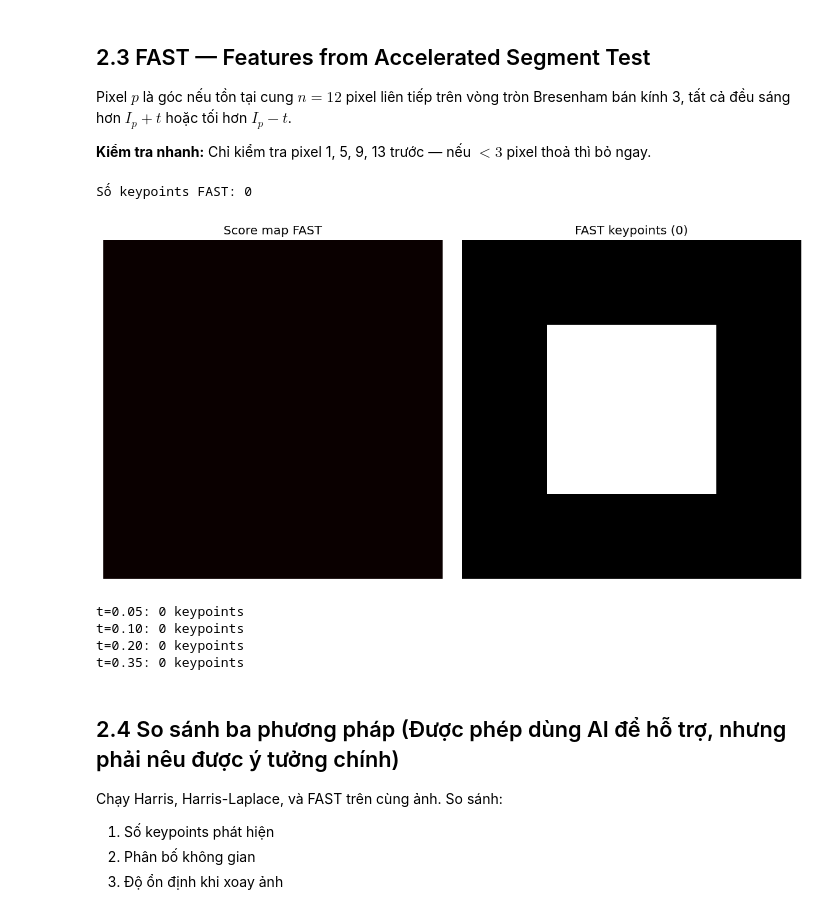
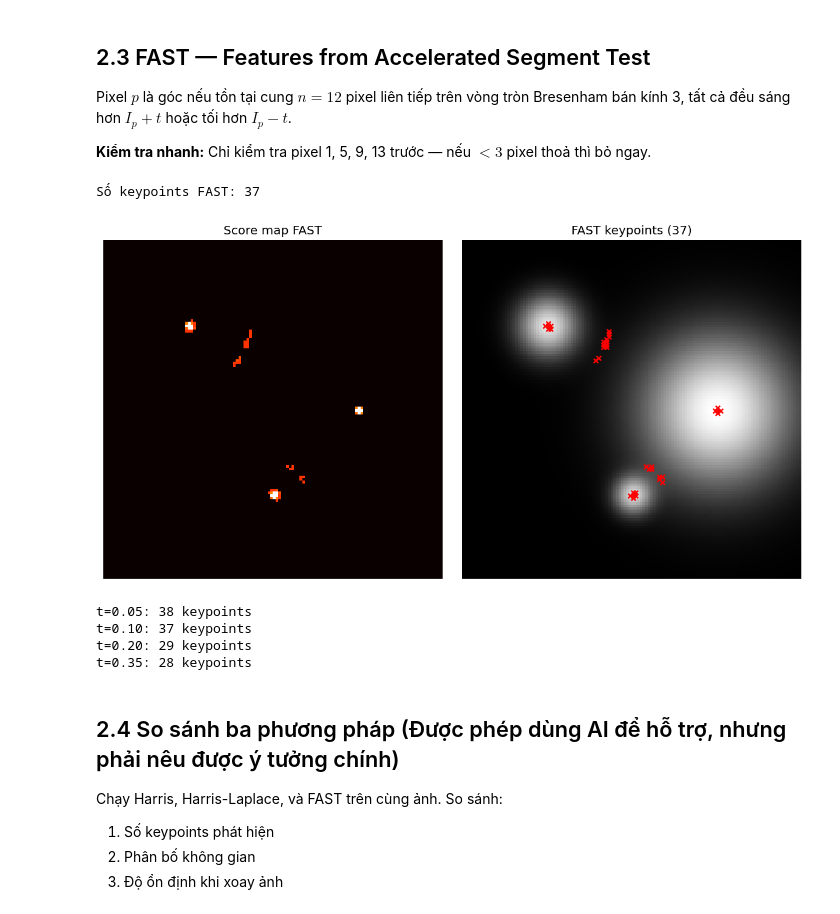
Before and after one commit to 208dongpha/CV, a Jupyter notebook: assignment_starter-2.ipynb, the cells around one changed output. Drawn from its saved outputs; the diff is of its cells as text; code cells hidden in the pictures.

```diff
--- a/assignment_starter-2.ipynb
+++ b/assignment_starter-2.ipynb
@@ -642,18 +642,9 @@ def harris_laplace(img, sigmas=None, k=0.05, threshold_ratio=0.01):
 
     for sigma in sigmas:
         R, corners = harris_detector(img, sigma=sigma, k=k, threshold_ratio=threshold_ratio)
-    R_list.append(R)
-    corners_list.append(corners)
-    for sigma in sigmas:
-        R, corners = harris_detector(
-            img,
-            sigma=sigma,
-            k=k,
-            threshold_ratio=threshold_ratio
-        )
-
         R_list.append(R)
         corners_list.append(corners)
+
 
     # Bước 3: Tính LoG chuẩn hoá xấp xỉ bằng DoG
     # ratio k_ratio = sigmas[i+1] / sigmas[i]
@@ -834,8 +825,6 @@ def fast_is_corner(img, r, c, t, n=12):
         is_corner: bool
         score:     độ dài cung lớn nhất (dùng cho NMS)
     """
-    if t == 20 and (img.dtype == np.float64 or img.max() <= 1.0):
-        t = 0.1
 
     Ip = img[r, c]
 
@@ -843,16 +832,12 @@ def fast_is_corner(img, r, c, t, n=12):
     circle = np.array([img[r + dy, c + dx] for dy, dx in CIRCLE_16])
 
     # Quick test
-    brighter = 0
-    darker = 0
+    # circle[FAST4] sẽ lấy nhanh 4 pixel tại vị trí 0, 4, 8, 12
+    v4 = circle[FAST4]
+    brighter = np.sum(v4 > (Ip + t))
+    darker   = np.sum(v4 < (Ip - t))
 
-    for idx in FAST4:
-        if circle[idx] > (Ip + t - 1e-5):
-            brighter += 1
-        elif circle[idx] < (Ip - t + 1e-5):
-            darker += 1
-
-    if max(brighter, darker) < 3:
+    if brighter < 3 and darker < 3:
         return False, 0
 
     # Full FAST
@@ -901,52 +886,59 @@ def fast_detector(img, t=20, n=12, nms=True, nms_window=7):
         keypoints: list of (row, col)
         score_map: bản đồ điểm số (0 nếu không phải góc)
     """
+    img_calc = img.astype(np.float64)
+
+    if img.max() <= 1.0:
+        img_calc = img_calc * 255.0
+
     H, W = img.shape
     score_map = np.zeros((H, W), dtype=np.float64)
 
     # Duyệt qua tất cả pixel, bỏ qua biên (bán kính 3)
     for r in range(3, H-3):
         for c in range(3, W-3):
-            is_c, score = fast_is_corner(img, r, c, t, n)
+            is_c, score = fast_is_corner(img_calc, r, c, t, n)
             if is_c:
                 score_map[r, c] = score
 
     if nms:
-        keep = nms_2d(score_map, nms_window, threshold=0.5)
+        # threshold=0.1 giúp loại bỏ tất cả các pixel nền có score = 0
+        keep = nms_2d(score_map, window=nms_window, threshold=0.1)
         keypoints = list(zip(*np.where(keep)))
     else:
+        # Nếu không áp dụng NMS, chỉ lấy những vị trí có score > 0
         keypoints = list(zip(*np.where(score_map > 0)))
 
     return keypoints, score_map
 # %%
 # Ảnh thử nghiệm FAST
-img_fast_test = make_test_image('rect', N=128)
+img = make_test_image('circles', 128)
 
-kps_fast, smap = fast_detector(img_fast_test, t=0.1, n=12, nms=True)
+kps_fast, smap = fast_detector(img, t=0.1, n=12, nms=True)
 print(f'Số keypoints FAST: {len(kps_fast)}')
 
 fig, axes = plt.subplots(1, 2, figsize=(10, 5))
 axes[0].imshow(smap, cmap='hot'); axes[0].set_title('Score map FAST')
-axes[1].imshow(img_fast_test, cmap='gray')
+axes[1].imshow(img, cmap='gray')
 if kps_fast:
     ys, xs = zip(*kps_fast)
     axes[1].scatter(xs, ys, s=20, c='red', marker='x')
 axes[1].set_title(f'FAST keypoints ({len(kps_fast)})')
 for ax in axes: ax.axis('off')
 plt.tight_layout(); plt.show()
 # %% [output]
-Số keypoints FAST: 0
+Số keypoints FAST: 37
-[figure, old version]
+[figure, new version]
 # %%
 # Thử nghiệm: thay đổi ngưỡng t
 for t_val in [0.05, 0.10, 0.20, 0.35]:
-    kps, _ = fast_detector(img_fast_test, t=t_val, n=12)
+    kps, _ = fast_detector(img, t=t_val, n=12)
     print(f't={t_val:.2f}: {len(kps)} keypoints')
 # %% [output]
-t=0.05: 0 keypoints
-t=0.10: 0 keypoints
-t=0.20: 0 keypoints
-t=0.35: 0 keypoints
+t=0.05: 38 keypoints
+t=0.10: 37 keypoints
+t=0.20: 29 keypoints
+t=0.35: 28 keypoints
 # %% [markdown]
 ## 2.4 So sánh ba phương pháp (Được phép dùng AI để hỗ trợ, nhưng phải nêu được ý tưởng chính)
 
```
Also changed, not shown: parts of 23 cells of this notebook, 23 other files.
